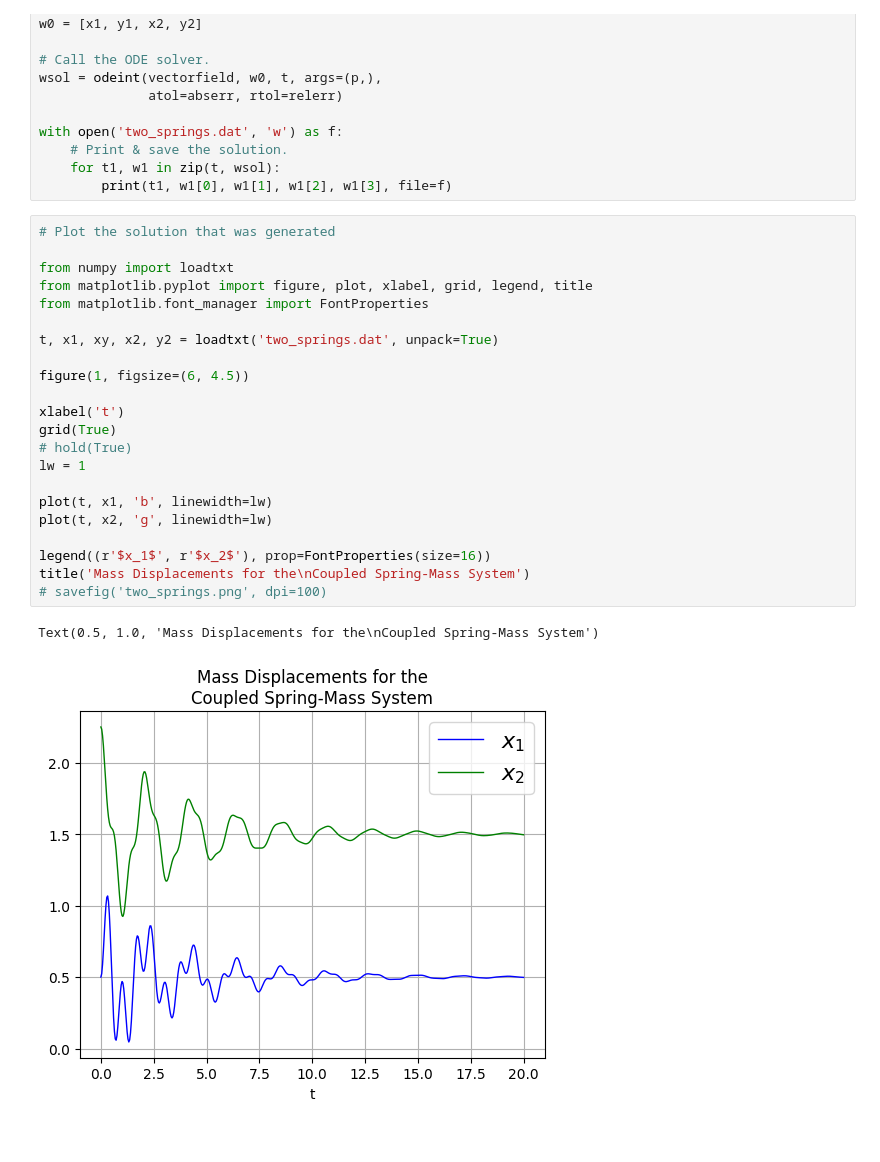
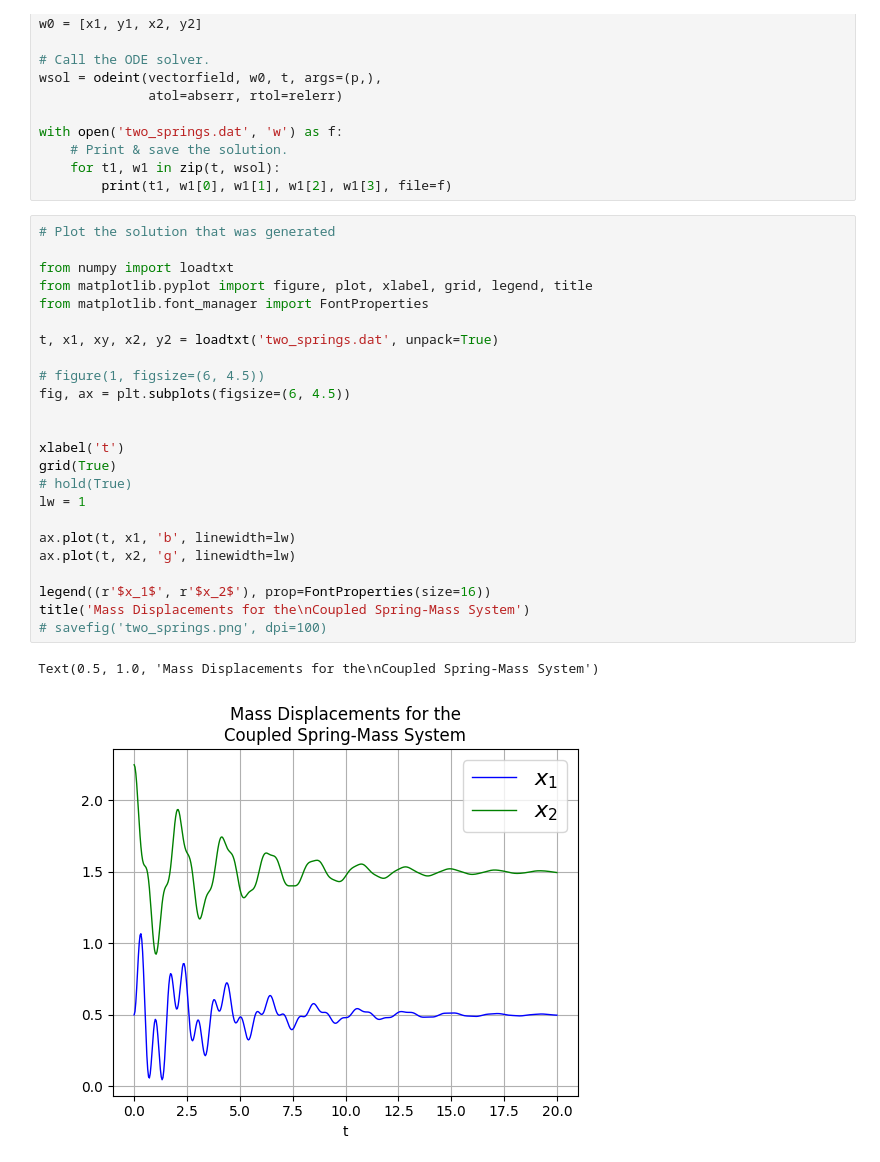
Before and after one commit to agoldhammer/nbs, a Jupyter notebook: src/coupled-spring.ipynb, the cells around one changed output. Drawn from its saved outputs; the diff is of its cells as text.

```diff
--- a/src/coupled-spring.ipynb
+++ b/src/coupled-spring.ipynb
@@ -75,26 +75,28 @@ with open('two_springs.dat', 'w') as f:
 # %%
 # Plot the solution that was generated
 
 from numpy import loadtxt
 from matplotlib.pyplot import figure, plot, xlabel, grid, legend, title
 from matplotlib.font_manager import FontProperties
 
 t, x1, xy, x2, y2 = loadtxt('two_springs.dat', unpack=True)
 
-figure(1, figsize=(6, 4.5))
+# figure(1, figsize=(6, 4.5))
+fig, ax = plt.subplots(figsize=(6, 4.5))
+
 
 xlabel('t')
 grid(True)
 # hold(True)
 lw = 1
 
-plot(t, x1, 'b', linewidth=lw)
-plot(t, x2, 'g', linewidth=lw)
+ax.plot(t, x1, 'b', linewidth=lw)
+ax.plot(t, x2, 'g', linewidth=lw)
 
 legend((r'$x_1$', r'$x_2$'), prop=FontProperties(size=16))
 title('Mass Displacements for the\nCoupled Spring-Mass System')
 # savefig('two_springs.png', dpi=100)
 # %% [output]
 Text(0.5, 1.0, 'Mass Displacements for the\nCoupled Spring-Mass System')
-[figure, old version]
+[figure, new version]
 # %%
```
Also changed, not shown: parts of 3 cells of this notebook, 4 other files.
